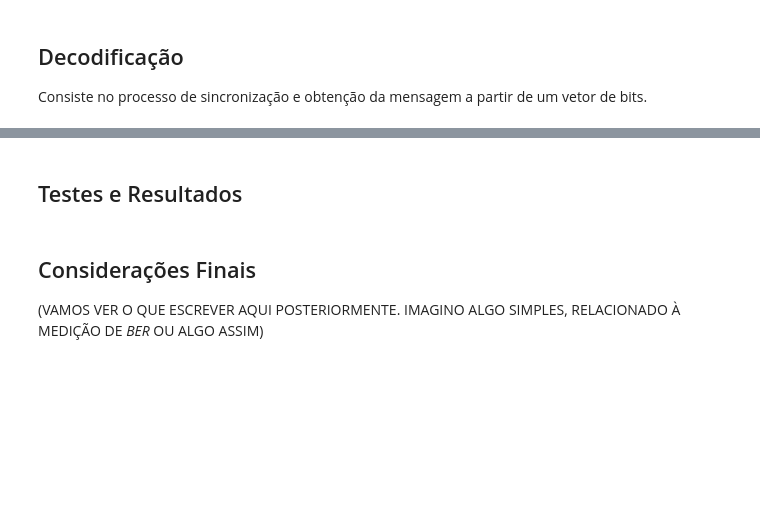
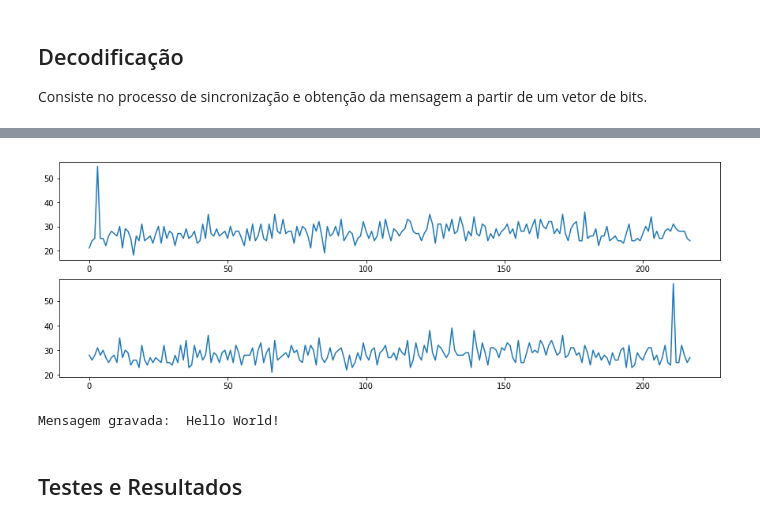
Before and after one commit to rodrigocaus/acoustic_modem, a Jupyter notebook: doc/apresentacao.ipynb, the cells around one changed output, grey strips where cells are left out. Saved outputs shown, nothing was run; the diff lists cells and outputs as text; code cells hidden in the pictures; blank space fills up the shorter version.

```diff
--- a/doc/apresentacao.ipynb
+++ b/doc/apresentacao.ipynb
@@ -108,6 +160,11 @@ NameError: name 'INIT_STREAM' is not defined
+# %%
+plt.figure(figsize=(15,5))
+bits = sincronizeBits(bits)
+# %% [output]
+[figure, added]
+# %%
+print("Mensagem gravada: ", bitsToString(bits))
+# %% [output]
+Mensagem gravada:  Hello World!
 # %% [markdown]
 ## Testes e Resultados
-# %% [markdown]
-## Considerações Finais
-
-(VAMOS VER O QUE ESCREVER AQUI POSTERIORMENTE. IMAGINO ALGO SIMPLES, RELACIONADO À MEDIÇÃO DE _BER_ OU ALGO ASSIM)
```
Also changed, not shown: parts of 11 cells of this notebook, 5 other files.
